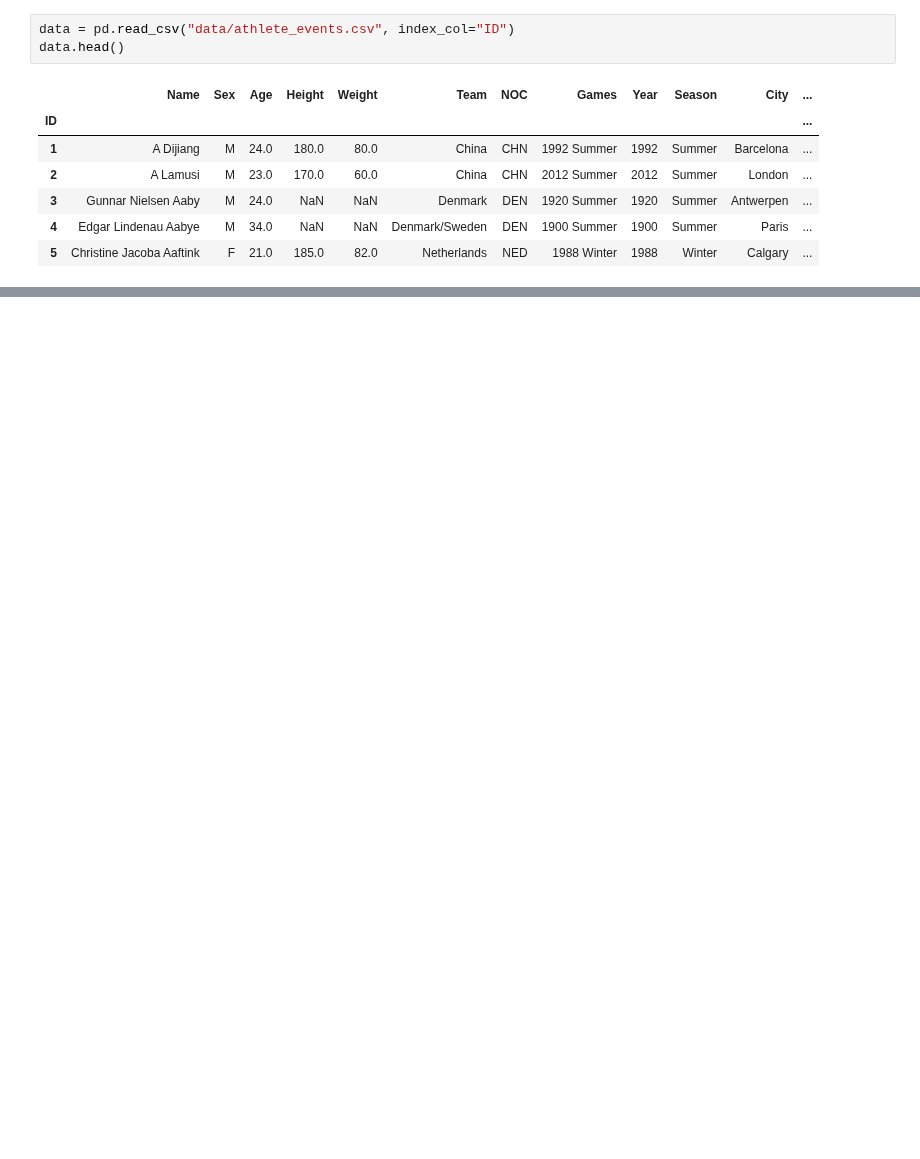
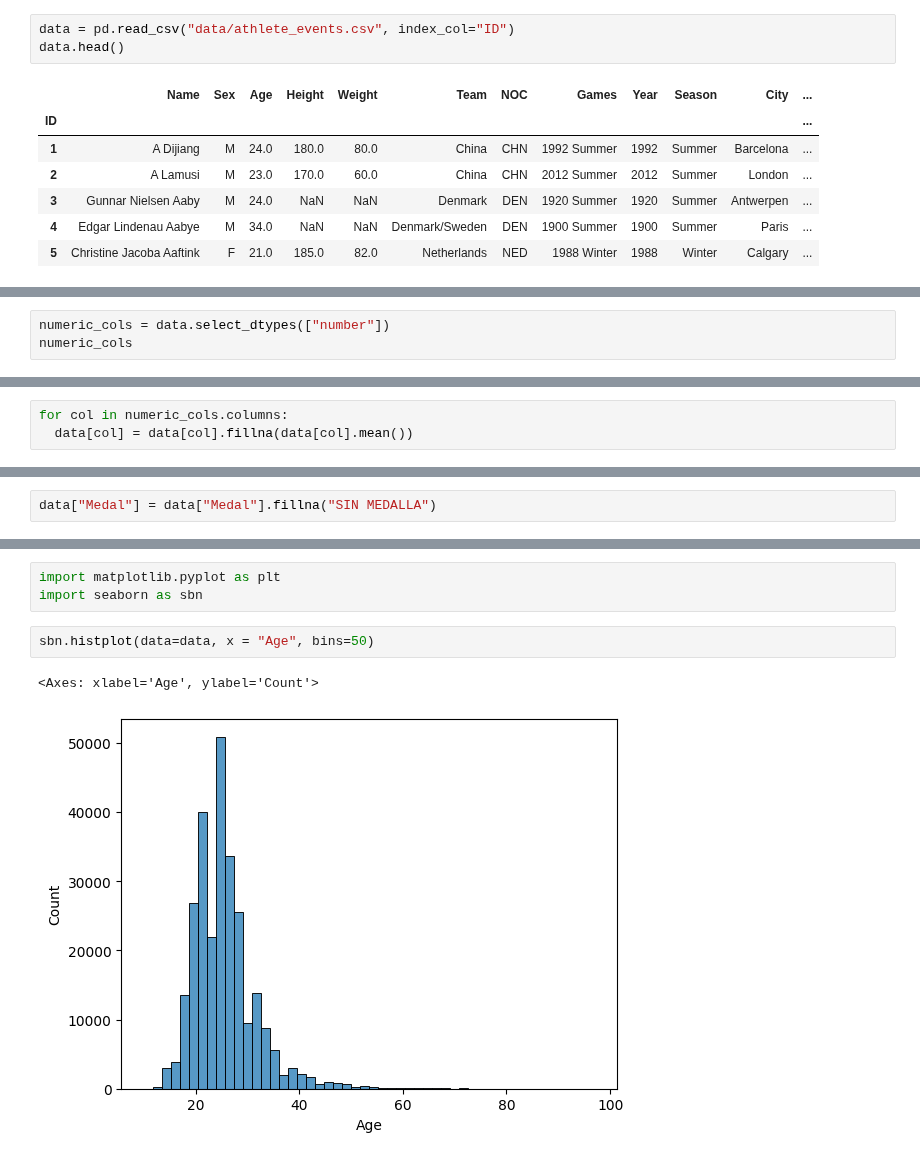
Before and after one commit to GhostRiderDev/OlympicStudio, a Jupyter notebook: main.ipynb, the cells around one changed output, grey strips where cells are left out. Cells and saved outputs as stored; diff of their text form; blank space fills up the shorter version.

```diff
--- a/main.ipynb
+++ b/main.ipynb
@@ -13,0 +95,3 @@ data.head()
+# %%
+numeric_cols = data.select_dtypes(["number"])
+numeric_cols
@@ -13,0 +113,3 @@ data.head()
+# %%
+for col in numeric_cols.columns:
+  data[col] = data[col].fillna(data[col].mean())
@@ -13,0 +136,2 @@ data.head()
+# %%
+data["Medal"] = data["Medal"].fillna("SIN MEDALLA")
@@ -13,0 +158,8 @@ data.head()
+# %%
+import matplotlib.pyplot as plt
+import seaborn as sbn
+# %%
+sbn.histplot(data=data, x = "Age", bins=50)
+# %% [output]
+<Axes: xlabel='Age', ylabel='Count'>
+[figure, added]
```
Also changed, not shown: parts of 39 cells of this notebook, 1 other file.
